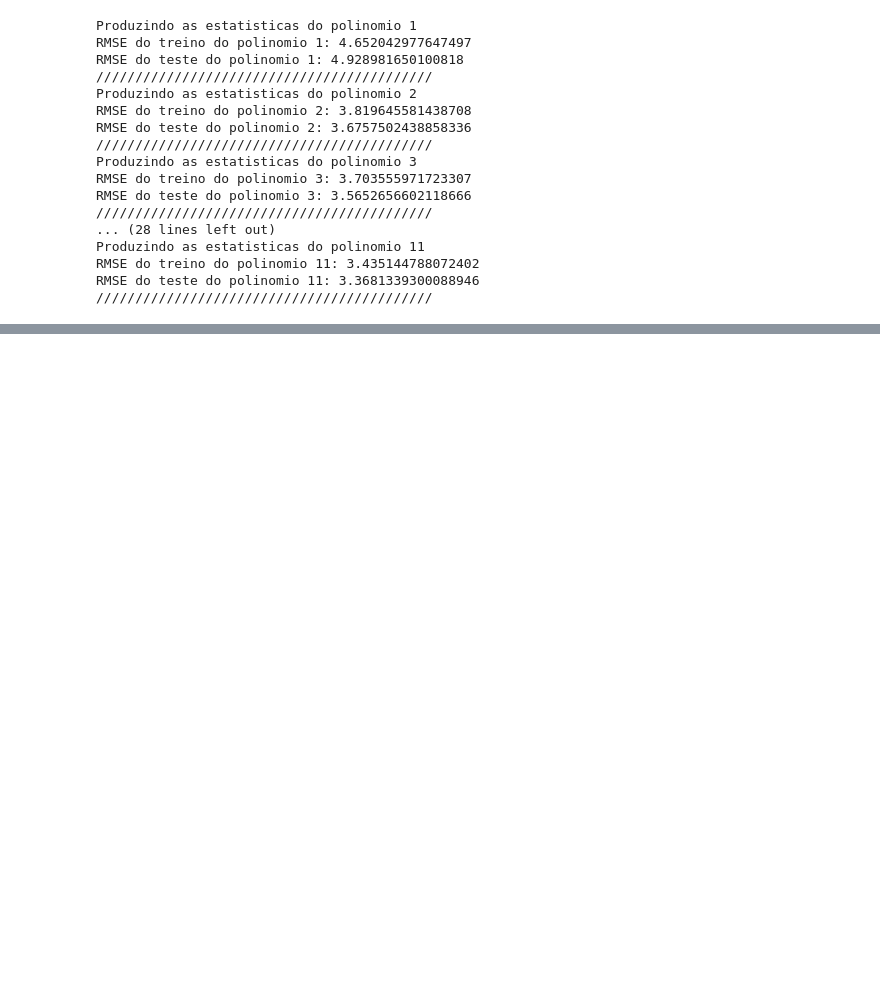
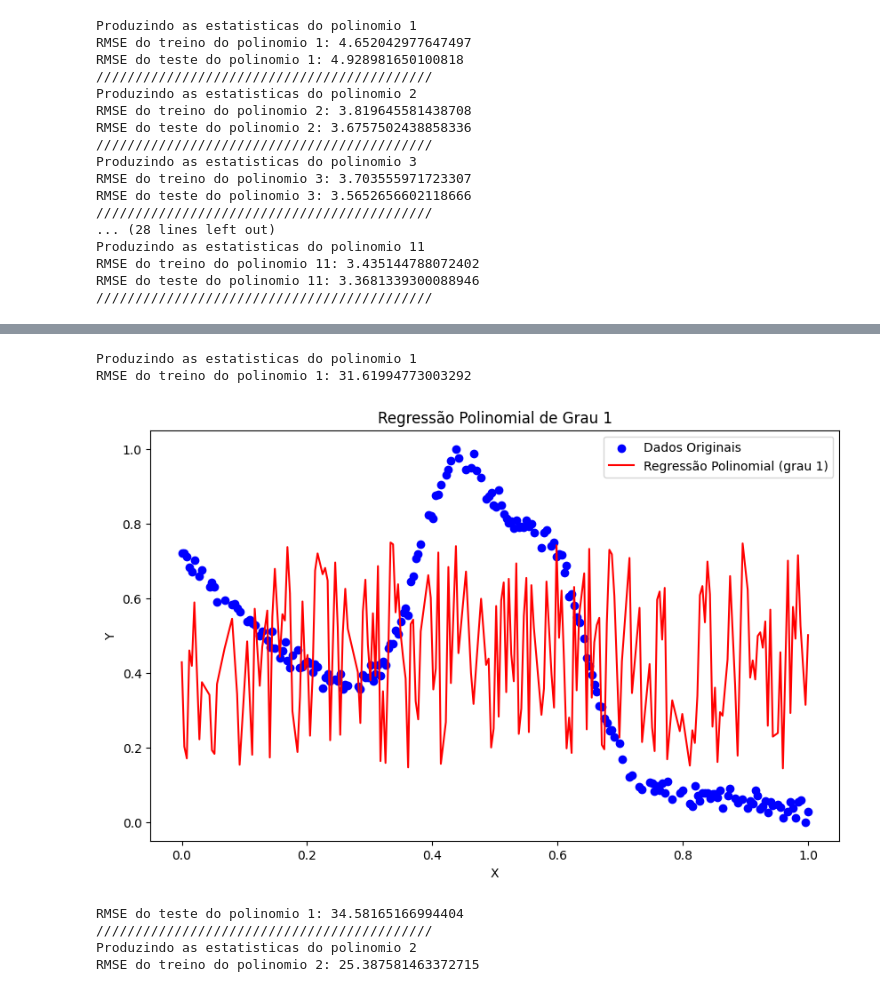
Before and after one commit to J0hnV1ct0r/Rpad, a Jupyter notebook: Regressao_polinomial.ipynb, the cells around one changed output, grey strips where cells are left out. Cells and saved outputs as stored; diff of their text form; code cells hidden in the pictures; blank space fills up the shorter version.

```diff
--- a/Regressao_polinomial.ipynb
+++ b/Regressao_polinomial.ipynb
@@ -291,0 +301,80 @@ Text(0.5, 1.0, 'RMSE dos modelos com regularização')
+# %%
+# Formaçao de x e y do train test
+train_x=gauss_train[['x']]
+train_y=gauss_train[['y']]
+
+test_x=gauss_test[['x']]
+test_y=gauss_test[['y']]
+# %%
+# Definição e ajuste do normalizador
+norm=Nomalizer()
+norm.fit(train_x,train_y)
+# %%
+# Normalização do train e test
+norm_Trx,norm_Try=norm.normalize(train_x,train_y)
+norm_Tex,norm_Tey=norm.normalize(test_x,test_y)
+# %%
+polinomios=20
+rmse_train_reg=[]
+rmse_test_reg=[]
+l=0.0
+for n in range(1,polinomios+1):
+    print(f"Produzindo as estatisticas do polinomio {n}")
+
+    #Definição do modelo
+    poli=PolinomialRegression()# Definição do modelo
+    poli.fit(norm_Trx,norm_Try,n,l)# Treino do modelo
+
+    #Teste da predição e o calculo do RMSE para o treino
+    ytpred_norm=poli.predict(norm_Trx)# Predição para os dados de treino
+    ytpred_norm_df=pd.DataFrame(ytpred_norm)# Transformando para df para desnormalizar
+    x_train,yt_pred=norm.desnormalize(norm_Trx,ytpred_norm_df)# Desnormalização da predição de treino
+    yt_pred_array = yt_pred.to_numpy().flatten()# Ajuste dos dados para o calaculo
+    train_y_array = train_y.to_numpy().flatten()# Ajuste dos dados para o calculo
+    smetr=sum([(train_y_array[i]-yt_pred_array[i])**2 for i in range(len(yt_pred_array))])/len(yt_pred_array)# Calculo do RMSE para os dados de treino
+    rsmetr=math.sqrt(smetr)# Calculo da raiz de MSE do treino
+    rmse_train_reg.append(rsmetr)# Salvando todos dos RMSEs
+    print(f'RMSE do treino do polinomio {n}: {rsmetr}')
+
+    # Ajuste do polinômio de grau 20 usando np.polyfit e np.poly1d para a previsão
+    coeficientes = poli.w
+    polinomio = np.poly1d(coeficientes)
+
+    # Se train_x for uma matriz, transforme em um vetor unidimensional
+    train_xs = np.ravel(norm_Trx)  # Isso transforma train_x em um vetor 1D
+
+    # Ordena train_x para garantir que a curva de regressão seja desenhada corretamente
+    train_xs = np.sort(train_xs)
+
+    # Previsão com o polinômio
+    yt_pred = polinomio(train_xs)
+
+    # Gráfico de dispersão e curva de regressão
+    plt.figure(figsize=(10, 6))
+    plt.scatter(norm_Trx, norm_Try, color="blue", label="Dados Originais")
+    plt.plot(train_xs, ytpred_norm, color="red", label=f"Regressão Polinomial (grau {n})")
+    plt.title(f"Regressão Polinomial de Grau {n}")
+    plt.xlabel("X")
+    plt.ylabel("Y")
+    plt.legend()
+    plt.show()
+
+    #Teste da predição e o calculo do RMSE para o teste
+    ypred_norm=poli.predict(norm_Tex)# Predição para os dados de teste
+    ypred_norm_df=pd.DataFrame(ypred_norm)# Transformando para df para desnormalizar
+    x_test,y_pred=norm.desnormalize(norm_Tex,ypred_norm_df)# Desnormalização da predção de treino
+    y_pred_array = y_pred.to_numpy().flatten()# Ajuste dos dados para o calaculo
+    test_y_array = test_y.to_numpy().flatten()# Ajuste dos dados para o calculo
+    msete=sum([(test_y_array[i]-y_pred_array[i])**2 for i in range(len(y_pred_array))])/len(y_pred_array)# Calculo do RMSE para os dados de treino
+    rmsete=math.sqrt(msete)# Calculo da raiz de MSE dos RMSEs
+    rmse_test_reg.append(rmsete)# Salvando todos dos RMSEs
+    print(f'RMSE do teste do polinomio {n}: {rmsete}')
+    print("///////////////////////////////////////////")
+# %% [output]
+Produzindo as estatisticas do polinomio 1
+RMSE do treino do polinomio 1: 31.61994773003292
+[figure, added]
+RMSE do teste do polinomio 1: 34.58165166994404
+///////////////////////////////////////////
+Produzindo as estatisticas do polinomio 2
+RMSE do treino do polinomio 2: 25.387581463372715
```
Also changed, not shown: parts of 7 cells of this notebook.
